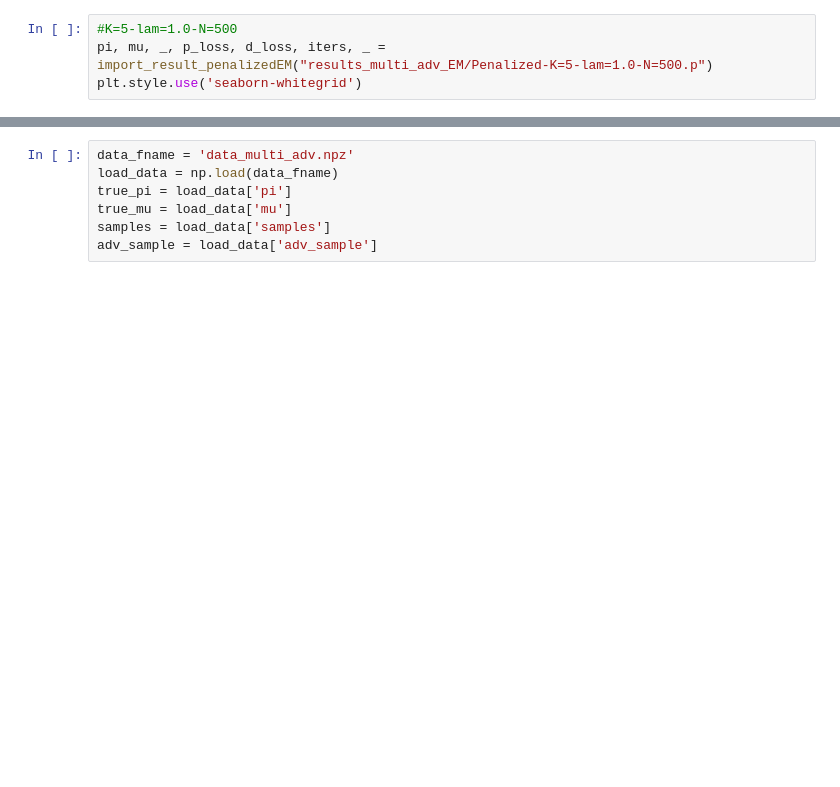
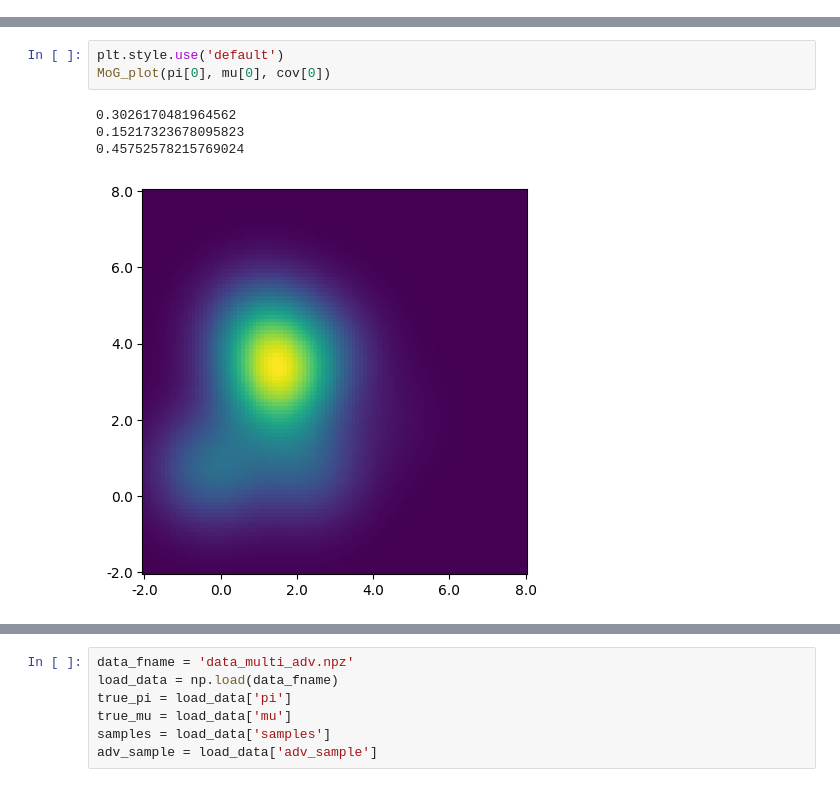
Before and after one commit to FengNiMa/203Project, a Jupyter notebook: Results.ipynb, the cells around one changed output, grey strips where cells are left out. Drawn from its saved outputs; the diff is of its cells as text; blank space fills up the shorter version.

```diff
--- a/Results.ipynb
+++ b/Results.ipynb
@@ -19,4 +29,0 @@ def import_result_penalizedEM(fname):
-# %%
-#K=5-lam=1.0-N=500
-pi, mu, _, p_loss, d_loss, iters, _ = import_result_penalizedEM("results_multi_adv_EM/Penalized-K=5-lam=1.0-N=500.p")
-plt.style.use('seaborn-whitegrid')
@@ -24,0 +121,8 @@ Losses
+# %%
+plt.style.use('default')
+MoG_plot(pi[0], mu[0], cov[0])
+# %% [output]
+0.3026170481964562
+0.15217323678095823
+0.45752578215769024
+[figure, added]
```
Also changed, not shown: parts of 31 cells of this notebook, 1 other file.
